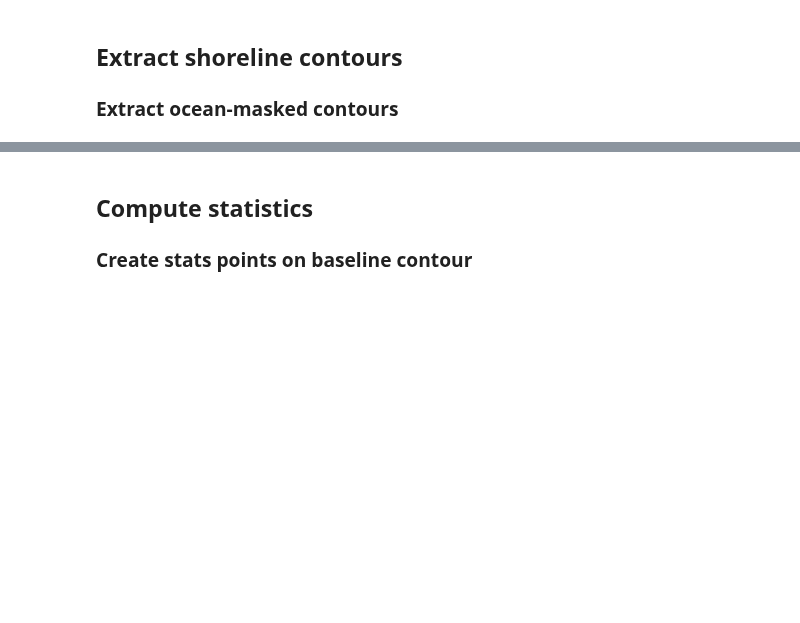
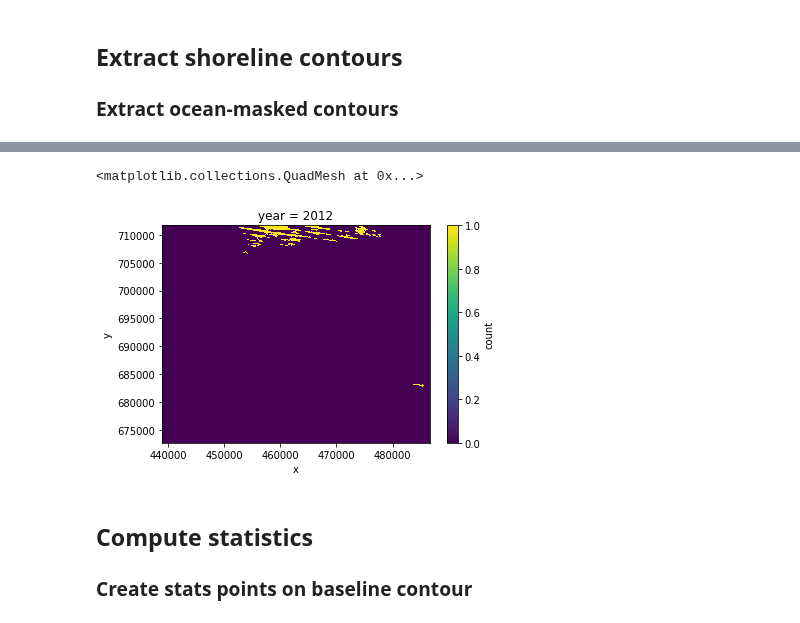
Before and after one commit to GeoscienceAustralia/dea-coastlines, a Jupyter notebook: notebooks/DEAfricaCoastlines_generation_vector.ipynb, the cells around one changed output, grey strips where cells are left out. Drawn from its saved outputs; the diff is of its cells as text; code cells hidden in the pictures; blank space fills up the shorter version.

```diff
--- a/notebooks/DEAfricaCoastlines_generation_vector.ipynb
+++ b/notebooks/DEAfricaCoastlines_generation_vector.ipynb
@@ -148,3 +223,8 @@ masked_ds = dea_coastlines.vector.contours_preprocess(
+# %%
+(test1).sel(year=2012).plot()
+# %% [output]
+<matplotlib.collections.QuadMesh at 0x...>
+[figure, added]
 # %%
 # Extract contours
 contours_gdf = (subpixel_contours(da=masked_ds,
```
Also changed, not shown: parts of 24 cells of this notebook, 5 other files.
